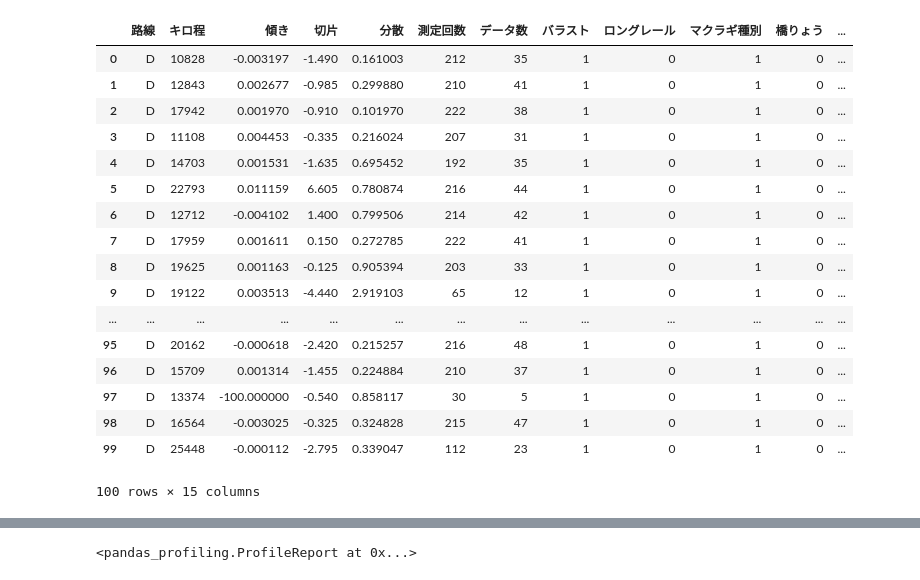
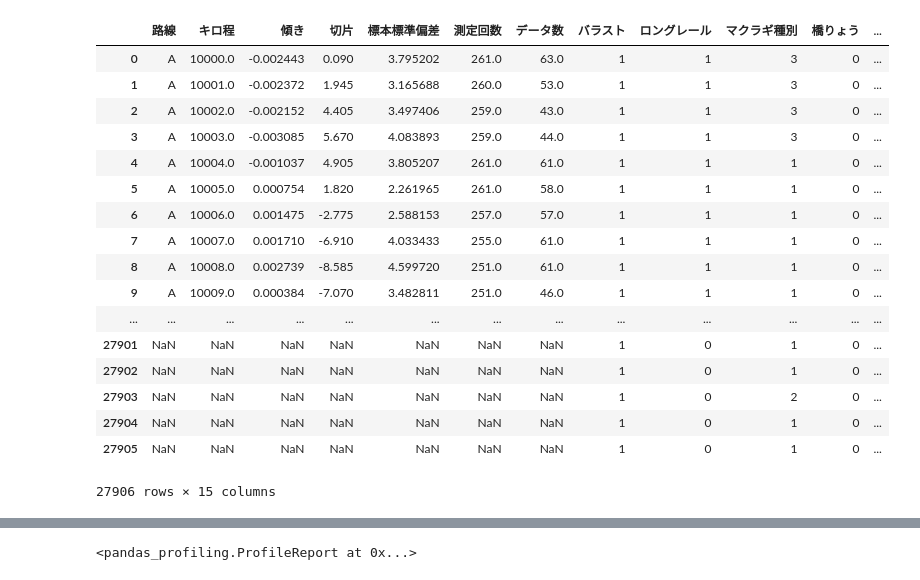
Before and after one commit to a0082273/signate_railway, a Jupyter notebook: check.ipynb, the cells around one changed output, grey strips where cells are left out. Drawn from its saved outputs; the diff is of its cells as text; code cells hidden in the pictures.

```diff
--- a/check.ipynb
+++ b/check.ipynb
@@ -1,22 +1,22 @@
 # %%
-data = pd.read_csv('summary2_D.csv', index_col=0)
+data = pd.read_csv('summary2_A.csv', index_col=0)
 data
 # %% [output]
-|  | 路線 | キロ程 | 傾き | 切片 | 分散 | 測定回数 | データ数 | バラスト | ロングレール | マクラギ種別 | 橋りょう | ... |
-| 0 | D | 10828 | -0.003197 | -1.490 | 0.161003 | 212 | 35 | 1 | 0 | 1 | 0 | ... |
-| 1 | D | 12843 | 0.002677 | -0.985 | 0.299880 | 210 | 41 | 1 | 0 | 1 | 0 | ... |
-| 2 | D | 17942 | 0.001970 | -0.910 | 0.101970 | 222 | 38 | 1 | 0 | 1 | 0 | ... |
-| 3 | D | 11108 | 0.004453 | -0.335 | 0.216024 | 207 | 31 | 1 | 0 | 1 | 0 | ... |
-| 4 | D | 14703 | 0.001531 | -1.635 | 0.695452 | 192 | 35 | 1 | 0 | 1 | 0 | ... |
-| 5 | D | 22793 | 0.011159 | 6.605 | 0.780874 | 216 | 44 | 1 | 0 | 1 | 0 | ... |
-| 6 | D | 12712 | -0.004102 | 1.400 | 0.799506 | 214 | 42 | 1 | 0 | 1 | 0 | ... |
-| 7 | D | 17959 | 0.001611 | 0.150 | 0.272785 | 222 | 41 | 1 | 0 | 1 | 0 | ... |
-| 8 | D | 19625 | 0.001163 | -0.125 | 0.905394 | 203 | 33 | 1 | 0 | 1 | 0 | ... |
-| 9 | D | 19122 | 0.003513 | -4.440 | 2.919103 | 65 | 12 | 1 | 0 | 1 | 0 | ... |
+|  | 路線 | キロ程 | 傾き | 切片 | 標本標準偏差 | 測定回数 | データ数 | バラスト | ロングレール | マクラギ種別 | 橋りょう | ... |
+| 0 | A | 10000.0 | -0.002443 | 0.090 | 3.795202 | 261.0 | 63.0 | 1 | 1 | 3 | 0 | ... |
+| 1 | A | 10001.0 | -0.002372 | 1.945 | 3.165688 | 260.0 | 53.0 | 1 | 1 | 3 | 0 | ... |
+| 2 | A | 10002.0 | -0.002152 | 4.405 | 3.497406 | 259.0 | 43.0 | 1 | 1 | 3 | 0 | ... |
+| 3 | A | 10003.0 | -0.003085 | 5.670 | 4.083893 | 259.0 | 44.0 | 1 | 1 | 3 | 0 | ... |
+| 4 | A | 10004.0 | -0.001037 | 4.905 | 3.805207 | 261.0 | 61.0 | 1 | 1 | 1 | 0 | ... |
+| 5 | A | 10005.0 | 0.000754 | 1.820 | 2.261965 | 261.0 | 58.0 | 1 | 1 | 1 | 0 | ... |
+| 6 | A | 10006.0 | 0.001475 | -2.775 | 2.588153 | 257.0 | 57.0 | 1 | 1 | 1 | 0 | ... |
+| 7 | A | 10007.0 | 0.001710 | -6.910 | 4.033433 | 255.0 | 61.0 | 1 | 1 | 1 | 0 | ... |
+| 8 | A | 10008.0 | 0.002739 | -8.585 | 4.599720 | 251.0 | 61.0 | 1 | 1 | 1 | 0 | ... |
+| 9 | A | 10009.0 | 0.000384 | -7.070 | 3.482811 | 251.0 | 46.0 | 1 | 1 | 1 | 0 | ... |
 | ... | ... | ... | ... | ... | ... | ... | ... | ... | ... | ... | ... | ... |
-| 95 | D | 20162 | -0.000618 | -2.420 | 0.215257 | 216 | 48 | 1 | 0 | 1 | 0 | ... |
-| 96 | D | 15709 | 0.001314 | -1.455 | 0.224884 | 210 | 37 | 1 | 0 | 1 | 0 | ... |
-| 97 | D | 13374 | -100.000000 | -0.540 | 0.858117 | 30 | 5 | 1 | 0 | 1 | 0 | ... |
-| 98 | D | 16564 | -0.003025 | -0.325 | 0.324828 | 215 | 47 | 1 | 0 | 1 | 0 | ... |
-| 99 | D | 25448 | -0.000112 | -2.795 | 0.339047 | 112 | 23 | 1 | 0 | 1 | 0 | ... |
+| 27901 | NaN | NaN | NaN | NaN | NaN | NaN | NaN | 1 | 0 | 1 | 0 | ... |
+| 27902 | NaN | NaN | NaN | NaN | NaN | NaN | NaN | 1 | 0 | 1 | 0 | ... |
+| 27903 | NaN | NaN | NaN | NaN | NaN | NaN | NaN | 1 | 0 | 2 | 0 | ... |
+| 27904 | NaN | NaN | NaN | NaN | NaN | NaN | NaN | 1 | 0 | 1 | 0 | ... |
+| 27905 | NaN | NaN | NaN | NaN | NaN | NaN | NaN | 1 | 0 | 1 | 0 | ... |
-100 rows × 15 columns
+27906 rows × 15 columns
```
Also changed, not shown: parts of 7 cells of this notebook, 2 other files.
